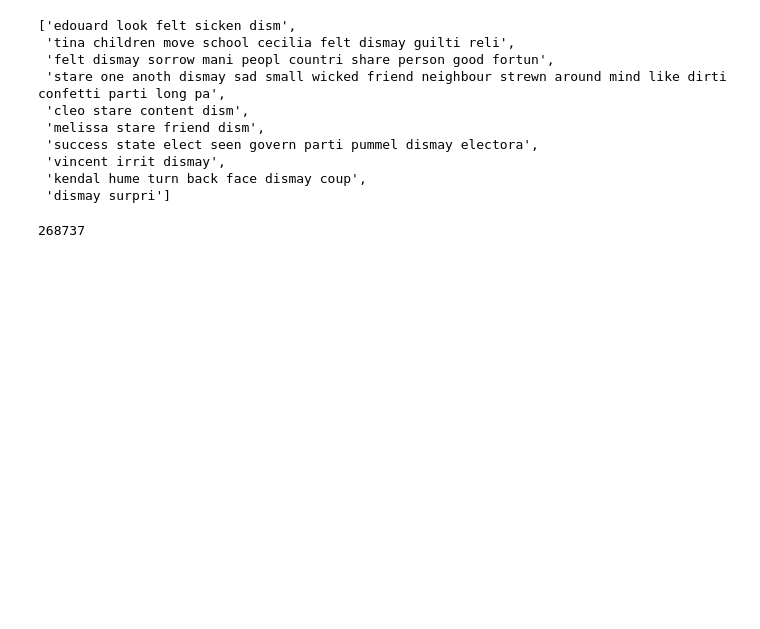
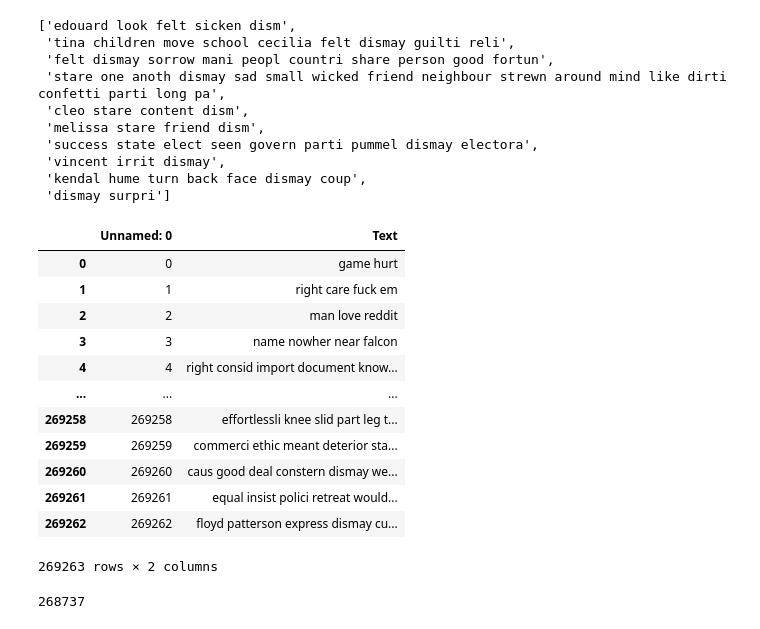
Before and after one commit to Elusive7733/Semantic-Analysis, a Jupyter notebook: Huge_Dataset.ipynb, the cells around one changed output. Saved outputs shown, nothing was run; the diff lists cells and outputs as text; code cells hidden in the pictures; blank space fills up the shorter version.

```diff
--- a/Huge_Dataset.ipynb
+++ b/Huge_Dataset.ipynb
@@ -115,6 +115,23 @@ temp_list[-10:]
  'vincent irrit dismay',
  'kendal hume turn back face dismay coup',
  'dismay surpri']
+# %%
+temp = pd.read_csv('corpus.csv')
+temp.shape
+# %% [output]
+|  | Unnamed: 0 | Text |
+| 0 | 0 | game hurt |
+| 1 | 1 | right care fuck em |
+| 2 | 2 | man love reddit |
+| 3 | 3 | name nowher near falcon |
+| 4 | 4 | right consid import document know... |
+| ... | ... | ... |
+| 269258 | 269258 | effortlessli knee slid part leg t... |
+| 269259 | 269259 | commerci ethic meant deterior sta... |
+| 269260 | 269260 | caus good deal constern dismay we... |
+| 269261 | 269261 | equal insist polici retreat would... |
+| 269262 | 269262 | floyd patterson express dismay cu... |
+269263 rows × 2 columns
 # %%
 corpus = []
 corpus = temp_list
```
Also changed, not shown: parts of 5 cells of this notebook.
